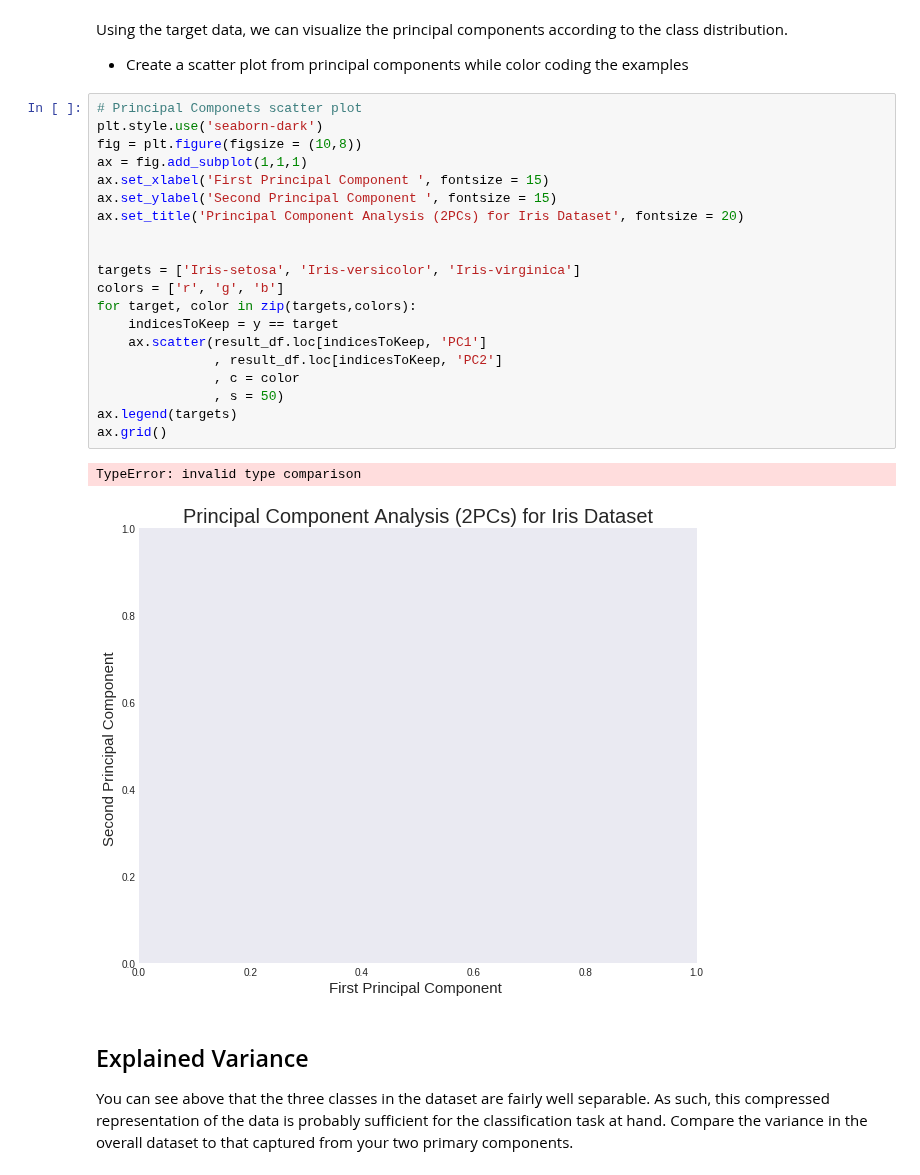
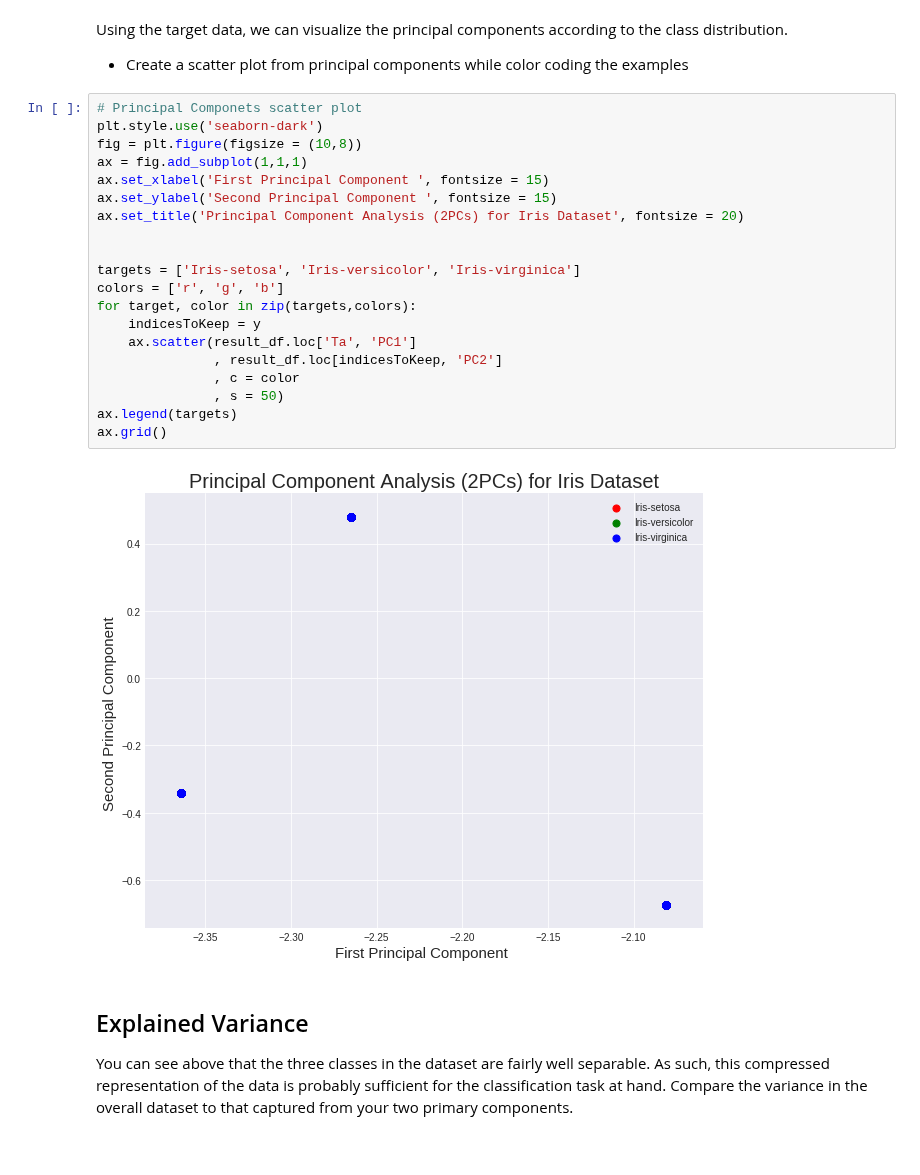
Before and after one commit to nkacoroski/dsc-3-34-06-performing-principle-component-analysis-seattle-ds-career-040119, a Jupyter notebook: index.ipynb, the cells around one changed output. Drawn from its saved outputs; the diff is of its cells as text.

```diff
--- a/index.ipynb
+++ b/index.ipynb
@@ -112,26 +112,25 @@ Using the target data, we can visualize the principal components according to th
 # %%
 # Principal Componets scatter plot
 plt.style.use('seaborn-dark')
 fig = plt.figure(figsize = (10,8))
 ax = fig.add_subplot(1,1,1)
 ax.set_xlabel('First Principal Component ', fontsize = 15)
 ax.set_ylabel('Second Principal Component ', fontsize = 15)
 ax.set_title('Principal Component Analysis (2PCs) for Iris Dataset', fontsize = 20)
 
 
 targets = ['Iris-setosa', 'Iris-versicolor', 'Iris-virginica']
 colors = ['r', 'g', 'b']
 for target, color in zip(targets,colors):
-    indicesToKeep = y == target
-    ax.scatter(result_df.loc[indicesToKeep, 'PC1']
+    indicesToKeep = y
+    ax.scatter(result_df.loc['Ta', 'PC1']
                , result_df.loc[indicesToKeep, 'PC2']
                , c = color
                , s = 50)
 ax.legend(targets)
 ax.grid()
 # %% [output]
-TypeError: invalid type comparison
-[figure, old version]
+[figure, new version]
 # %% [markdown]
 ## Explained Variance
 
```
